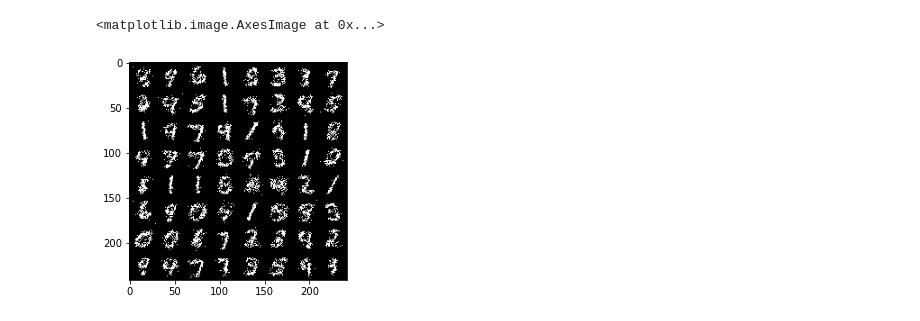
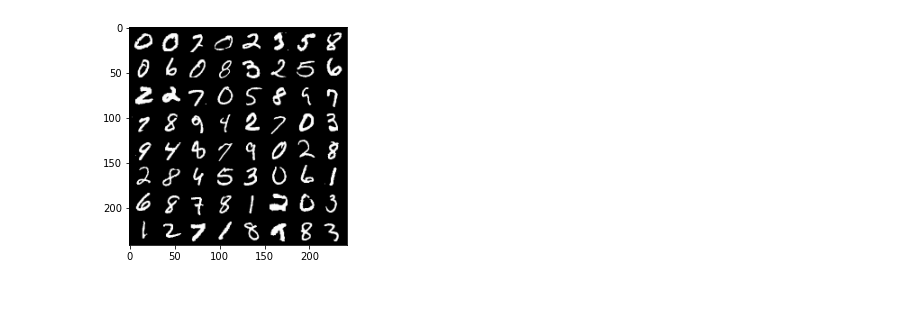
Before and after one commit to deep-deep-learning/restricted_boltzman_machine, a Jupyter notebook: Untitled1.ipynb, the cells around one changed output. Drawn from its saved outputs; the diff is of its cells as text; code cells hidden in the pictures.

```diff
--- a/Untitled1.ipynb
+++ b/Untitled1.ipynb
@@ -114,7 +85,4 @@ plt.imshow(npimg, cmap='gray')
-# %%
-grid = make_grid(v_model_5.view(64, 1, 28, 28).data)
-npimg = np.transpose(grid.numpy(), (1, 2, 0))
-plt.imshow(npimg, cmap='gray')
-# %% [output]
-<matplotlib.image.AxesImage at 0x...>
-[figure, removed]
+# %%
+show_and_save_grid(test_images.view(-1,784), 'real.png')
+# %% [output]
+[figure, added]
```
Also changed, not shown: parts of 9 cells of this notebook, 11 other files.
